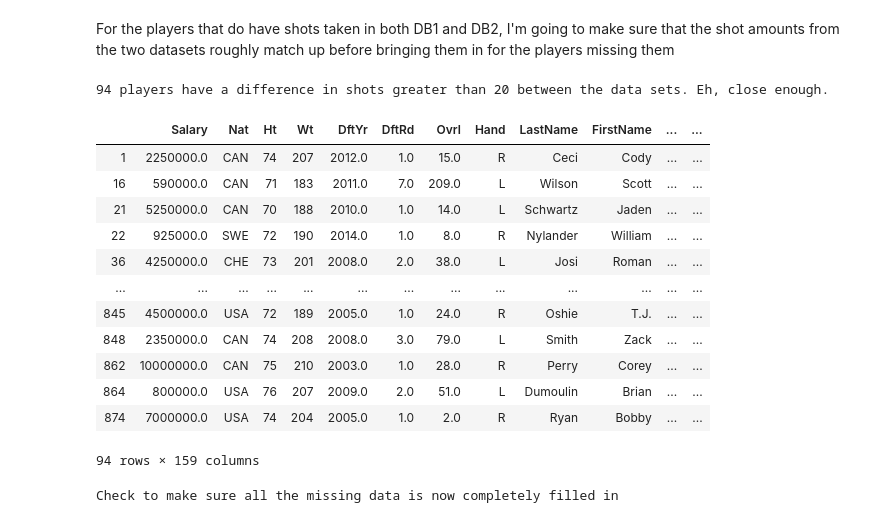
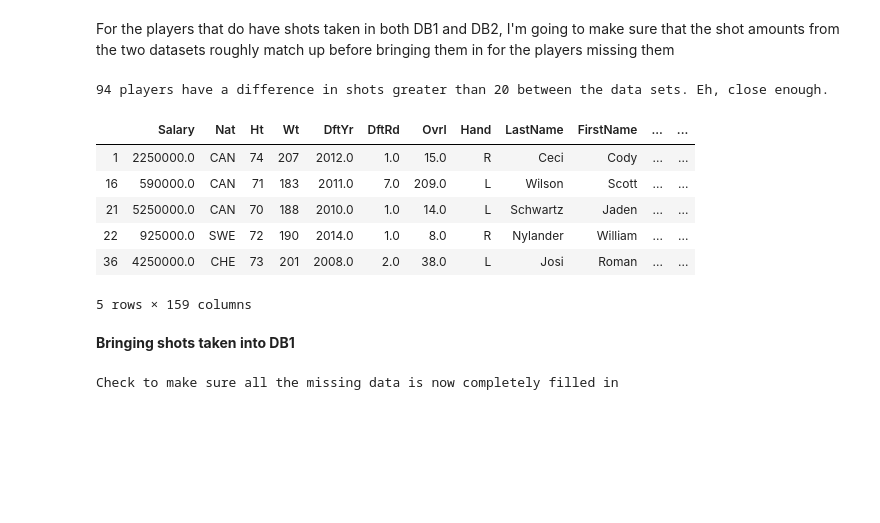
Before and after one commit to Pat-Hamilton/Thinkful, a Jupyter notebook: NHL Capstone.ipynb, the cells around one changed output. Cells and saved outputs as stored; diff of their text form; code cells hidden in the pictures; blank space fills up the shorter version.

```diff
--- a/NHL Capstone.ipynb
+++ b/NHL Capstone.ipynb
@@ -581,30 +581,24 @@ them in for the players missing them
 # %%
 pseason16_df = pseason_df.copy()
 pseason16_df = pseason16_df[pseason16_df['season'] == 20162017]
-
 
 dfc = df.copy()
 dfc = pd.merge(dfc, pseason16_df[['shots', 'player_id']], how = 'left', on = 'player_id')
 dfc['Shots_Diff'] = dfc['shots'] - dfc['iSF']
 
 print('94 players have a difference in shots greater than 20 between the data sets. Eh, close enough.')
-dfc[dfc['Shots_Diff'] > 20]
-# print(len(dfc[dfc['Shots_Diff'] > 20]) + ' players have a difference in shots greater than 20 between the data sets. Eh, close enough.')
+dfc[dfc['Shots_Diff'] > 20].head(n=5)
 # %% [output]
 94 players have a difference in shots greater than 20 between the data sets. Eh, close enough.
 |  | Salary | Nat | Ht | Wt | DftYr | DftRd | Ovrl | Hand | LastName | FirstName | ... | ... |
 | 1 | 2250000.0 | CAN | 74 | 207 | 2012.0 | 1.0 | 15.0 | R | Ceci | Cody | ... | ... |
 | 16 | 590000.0 | CAN | 71 | 183 | 2011.0 | 7.0 | 209.0 | L | Wilson | Scott | ... | ... |
 | 21 | 5250000.0 | CAN | 70 | 188 | 2010.0 | 1.0 | 14.0 | L | Schwartz | Jaden | ... | ... |
 | 22 | 925000.0 | SWE | 72 | 190 | 2014.0 | 1.0 | 8.0 | R | Nylander | William | ... | ... |
 | 36 | 4250000.0 | CHE | 73 | 201 | 2008.0 | 2.0 | 38.0 | L | Josi | Roman | ... | ... |
-| ... | ... | ... | ... | ... | ... | ... | ... | ... | ... | ... | ... | ... |
-| 845 | 4500000.0 | USA | 72 | 189 | 2005.0 | 1.0 | 24.0 | R | Oshie | T.J. | ... | ... |
-| 848 | 2350000.0 | CAN | 74 | 208 | 2008.0 | 3.0 | 79.0 | L | Smith | Zack | ... | ... |
-| 862 | 10000000.0 | CAN | 75 | 210 | 2003.0 | 1.0 | 28.0 | R | Perry | Corey | ... | ... |
-| 864 | 800000.0 | USA | 76 | 207 | 2009.0 | 2.0 | 51.0 | L | Dumoulin | Brian | ... | ... |
-| 874 | 7000000.0 | USA | 74 | 204 | 2005.0 | 1.0 | 2.0 | R | Ryan | Bobby | ... | ... |
-94 rows × 159 columns
+5 rows × 159 columns
+# %% [markdown]
+**Bringing shots taken into DB1**
 # %%
 pseason16_df = pd.merge(df[['player_id', 'last_first']], pseason16_df, how = 'inner', on = 'player_id').reset_index()
 shots_players = df[df['iSF'].isnull()]['last_first'].tolist()
```
Also changed, not shown: parts of 65 cells of this notebook.
